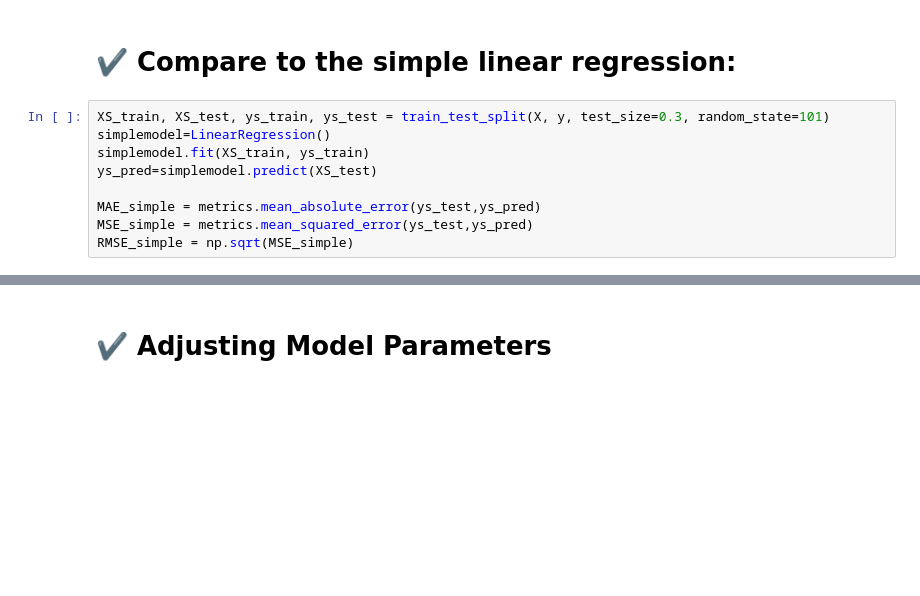
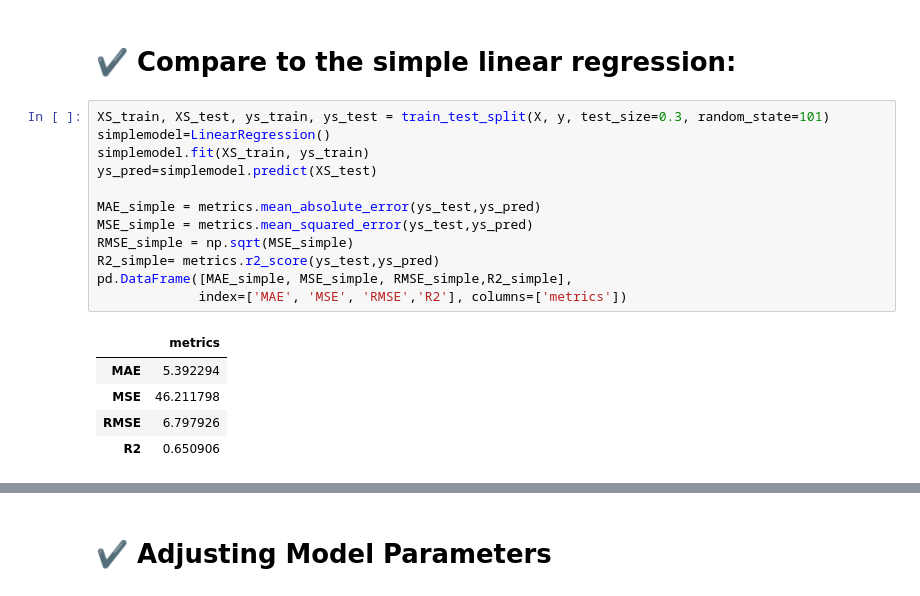
Before and after one commit to swapnil-vyom/ML_learn, a Jupyter notebook: 2 B - Polynomial Regression/Polynomial_Regression.ipynb, the cells around one changed output, grey strips where cells are left out. Drawn from its saved outputs; the diff is of its cells as text; blank space fills up the shorter version.

```diff
--- a/2 B - Polynomial Regression/Polynomial_Regression.ipynb
+++ b/2 B - Polynomial Regression/Polynomial_Regression.ipynb
@@ -246,10 +247,19 @@ pd.DataFrame([MAE_Poly, MSE_Poly, RMSE_Poly],
 # %%
 XS_train, XS_test, ys_train, ys_test = train_test_split(X, y, test_size=0.3, random_state=101)
 simplemodel=LinearRegression()
 simplemodel.fit(XS_train, ys_train)
 ys_pred=simplemodel.predict(XS_test)
 
 MAE_simple = metrics.mean_absolute_error(ys_test,ys_pred)
 MSE_simple = metrics.mean_squared_error(ys_test,ys_pred)
 RMSE_simple = np.sqrt(MSE_simple)
+R2_simple= metrics.r2_score(ys_test,ys_pred)
+pd.DataFrame([MAE_simple, MSE_simple, RMSE_simple,R2_simple],
+             index=['MAE', 'MSE', 'RMSE','R2'], columns=['metrics'])
+# %% [output]
+|  | metrics |
+| MAE | 5.392294 |
+| MSE | 46.211798 |
+| RMSE | 6.797926 |
+| R2 | 0.650906 |
 # %%
```
Also changed, not shown: parts of 9 cells of this notebook.
